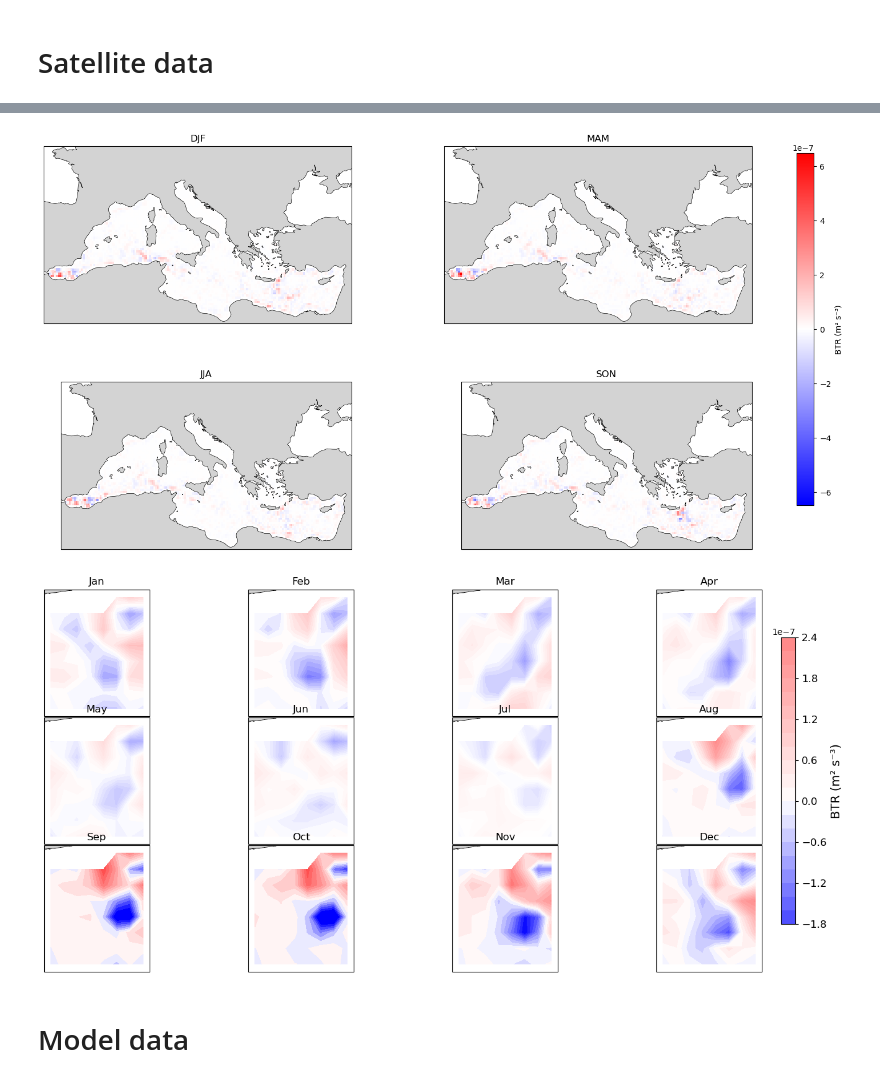
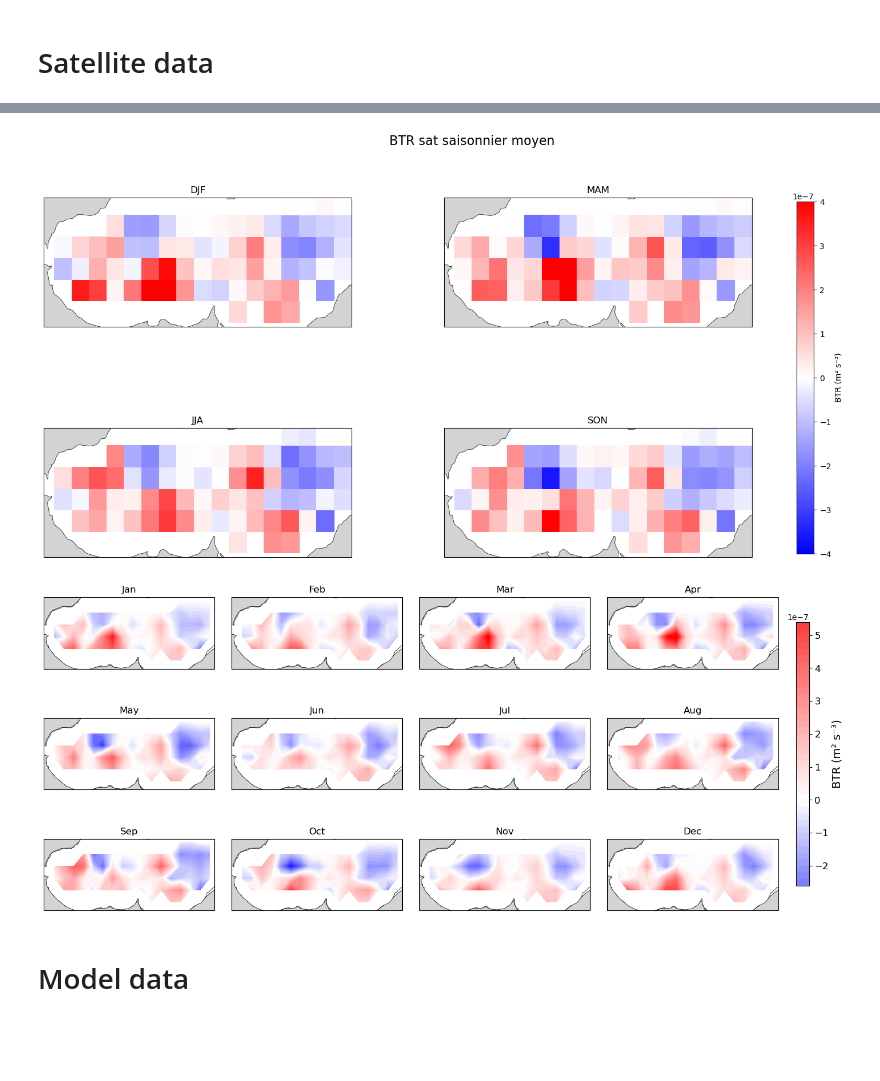
Before and after one commit to phargous/E_transfers, a Jupyter notebook: code/notebooks/1training.ipynb, the cells around one changed output, grey strips where cells are left out. Saved outputs shown, nothing was run; the diff lists cells and outputs as text; code cells hidden in the pictures; blank space fills up the shorter version.

```diff
--- a/code/notebooks/1training.ipynb
+++ b/code/notebooks/1training.ipynb
@@ -65,6 +65,7 @@ data.to_netcdf('../../data/neke_uvgos_a_dt2021.nc')
 # %%
 # Satellite data
 data = xr.open_dataset('../../data/neke_uvgos_a_dt2021.nc')
+data["time"] = data["time"].dt.round("D")
 # Model data
 glorys = xr.open_dataset('../../data/001_030_glorys_uovo_sal_temp_boT_mld_zos.nc')
 glorys = glorys.rename({'longitude': 'lon', 'latitude': 'lat'})
@@ -73,3 +74,7 @@ glorys = glorys.squeeze(dim="depth")
 ensemble = xr.open_dataset('../../data/001_031_ensemble_uovo_sal_temp_mld_zos.nc')
 ensemble = ensemble.rename({'longitude': 'lon', 'latitude': 'lat'})
 ensemble = ensemble.squeeze(dim="depth")
+
+mfc = xr.open_dataset('../../data/006_004_medmfc_uovo.nc')
+mfc = mfc.rename({'longitude': 'lon', 'latitude': 'lat'})
+mfc = mfc.squeeze(dim="depth")
@@ -297,17 +316,17 @@ lon_max = 37
 lat_min = 30
 lat_max = 47
 # moyenne saisonnière
-btr_season = btr_med.groupby("time.season").mean("time")
+btr_season = btr_alb.groupby("time.season").mean("time")
 # ordre des saisons
 seasons = ["DJF", "MAM", "JJA", "SON"]
 # échelle commune
 vmax = np.nanmax(np.abs(btr_season.values))
 vmin = -vmax
-# vmin= -1e-7
-# vmax = 1e-7
+vmin= -4e-7
+vmax = 4e-7
 
 fig = plt.figure(figsize=(20, 10))
-gs = gridspec.GridSpec(2, 2, figure=fig, hspace=0.1, wspace=0.3, height_ratios=[3, 2])
+gs = gridspec.GridSpec(2, 2, figure=fig, hspace=0.1, wspace=0.3, height_ratios=[2, 2])
 
 # Créer les axes
 ax1 = fig.add_subplot(gs[0, 0], projection=ccrs.Mercator())
@@ -331,16 +350,16 @@ for ax, season in zip([ax1, ax2, ax3, ax4], seasons):
 
     ax.coastlines(linewidth=0.5)
     ax.add_feature(feature.LAND, facecolor="lightgray")
-    ax.set_extent([-6, 37, 30, 47])
+    ax.set_extent([lonmin_alb, lonmax_alb, latmin_alb, latmax_alb])
 
     ax.set_title(season)
 
 # colorbar
 fig.colorbar(im, ax=[ax1, ax2, ax3, ax4], shrink=0.8, label="BTR (m² s⁻³)")
-
+plt.suptitle("BTR sat saisonnier moyen", fontsize=16, y=0.92)
 plt.show()
 # %% [output]
-[figure, old version]
+[figure, new version]
 # %%
 # --- land ---
 ccrs_land = feature.NaturalEarthFeature(
@@ -351,7 +370,7 @@ ccrs_land = feature.NaturalEarthFeature(
 )
 
 # --- moyenne mensuelle ---
-btr_month = btr_iera.groupby("time.month").mean("time")
+btr_month = btr_alb.groupby("time.month").mean("time")
 
 # --- mois ---
 months = np.arange(1, 13)
@@ -363,21 +382,21 @@ month_labels = [
 ]
 
 # --- limites ---
-lon_min, lon_max = lonmin_iera, lonmax_iera
-lat_min, lat_max = latmin_iera, latmax_iera
+lon_min, lon_max = lonmin_alb, lonmax_alb
+lat_min, lat_max = latmin_alb, latmax_alb
 
 # --- échelle commune ---
 # vmax = np.nanmax(np.abs(btr_month.values))
 # vmin = -vmax
-vmin=-2.5e-7
-vmax=5e-7
+vmin=-5e-7
+vmax=7e-7
 
 # --- figure ---
 fig = plt.figure(figsize=(20, 8))
 gs = gridspec.GridSpec(
     3, 4,
     figure=fig,
-    hspace=0.01,
+    hspace=0.1,
     wspace=0.1
 )
 
@@ -397,35 +416,35 @@ for ax, m, lab in zip(axes, months, month_labels):
         data_plot.lon,
         data_plot.lat,
         data_plot,
         transform=ccrs.PlateCarree(),
         cmap="bwr",
         vmin=vmin,
         vmax=vmax,
         norm=TwoSlopeNorm(vmin=vmin, vcenter=0, vmax=vmax),
-        levels=20
+        levels=50
     )
 
     ax.coastlines(linewidth=0.5)
     ax.add_feature(ccrs_land)
     ax.set_extent([lon_min, lon_max, lat_min, lat_max])
 
     ax.set_title(lab, fontsize=12)
 
 # --- colorbar unique ---
 cbar = fig.colorbar(
     im,
     ax=axes,
     orientation='vertical',
     shrink=0.75,
     pad=0.02
 )
 
 cbar.set_label("BTR (m² s⁻³)", fontsize=14)
 cbar.ax.tick_params(labelsize=12)
 
 plt.show()
 # %% [output]
-[figure, old version]
+[figure, new version]
 # %% [markdown]
 # Model data
 # %%
```
Also changed, not shown: parts of 31 cells of this notebook, 3 other files.
